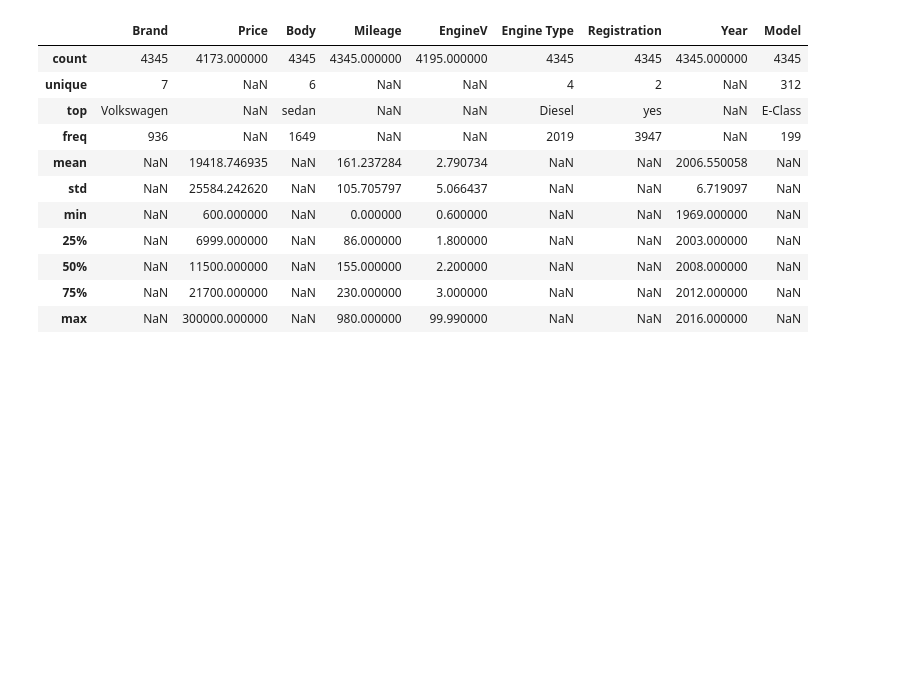
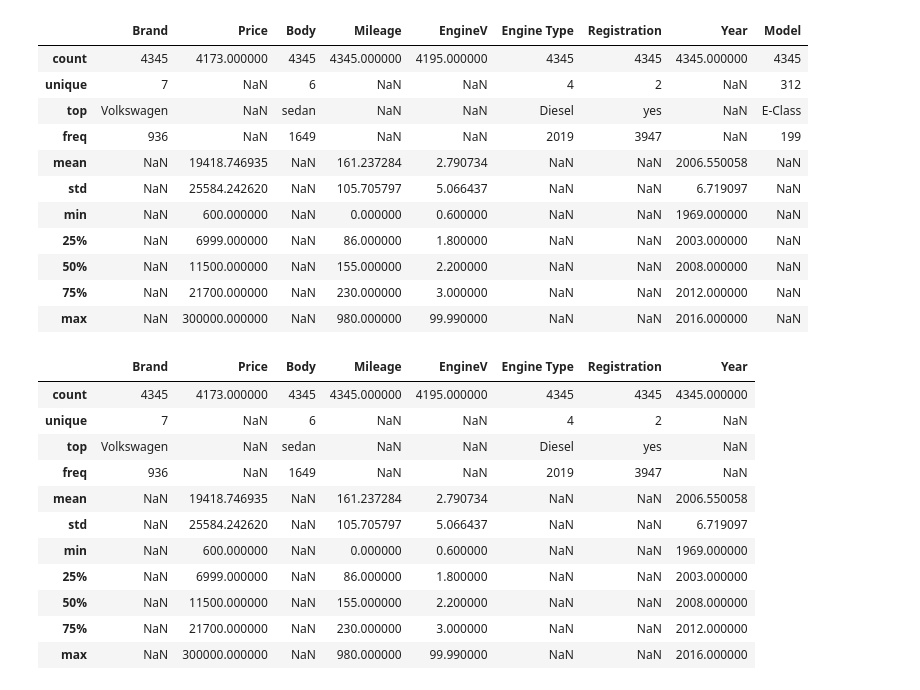
Before and after one commit to Kaushik13k/data_sci_python, a Jupyter notebook: _08_Pratical_example.ipynb, the cells around one changed output. Cells and saved outputs as stored; diff of their text form; code cells hidden in the pictures; blank space fills up the shorter version.

```diff
--- a/_08_Pratical_example.ipynb
+++ b/_08_Pratical_example.ipynb
@@ -40,3 +40,19 @@ raw_data.describe(include='all')
 | 50% | NaN | 11500.000000 | NaN | 155.000000 | 2.200000 | NaN | NaN | 2008.000000 | NaN |
 | 75% | NaN | 21700.000000 | NaN | 230.000000 | 3.000000 | NaN | NaN | 2012.000000 | NaN |
 | max | NaN | 300000.000000 | NaN | 980.000000 | 99.990000 | NaN | NaN | 2016.000000 | NaN |
+# %%
+data = raw_data.drop(['Model'], axis=1)
+data.describe(include='all')
+# %% [output]
+|  | Brand | Price | Body | Mileage | EngineV | Engine Type | Registration | Year |
+| count | 4345 | 4173.000000 | 4345 | 4345.000000 | 4195.000000 | 4345 | 4345 | 4345.000000 |
+| unique | 7 | NaN | 6 | NaN | NaN | 4 | 2 | NaN |
+| top | Volkswagen | NaN | sedan | NaN | NaN | Diesel | yes | NaN |
+| freq | 936 | NaN | 1649 | NaN | NaN | 2019 | 3947 | NaN |
+| mean | NaN | 19418.746935 | NaN | 161.237284 | 2.790734 | NaN | NaN | 2006.550058 |
+| std | NaN | 25584.242620 | NaN | 105.705797 | 5.066437 | NaN | NaN | 6.719097 |
+| min | NaN | 600.000000 | NaN | 0.000000 | 0.600000 | NaN | NaN | 1969.000000 |
+| 25% | NaN | 6999.000000 | NaN | 86.000000 | 1.800000 | NaN | NaN | 2003.000000 |
+| 50% | NaN | 11500.000000 | NaN | 155.000000 | 2.200000 | NaN | NaN | 2008.000000 |
+| 75% | NaN | 21700.000000 | NaN | 230.000000 | 3.000000 | NaN | NaN | 2012.000000 |
+| max | NaN | 300000.000000 | NaN | 980.000000 | 99.990000 | NaN | NaN | 2016.000000 |
```
Also changed, not shown: parts of 4 cells of this notebook, 9 other files.
